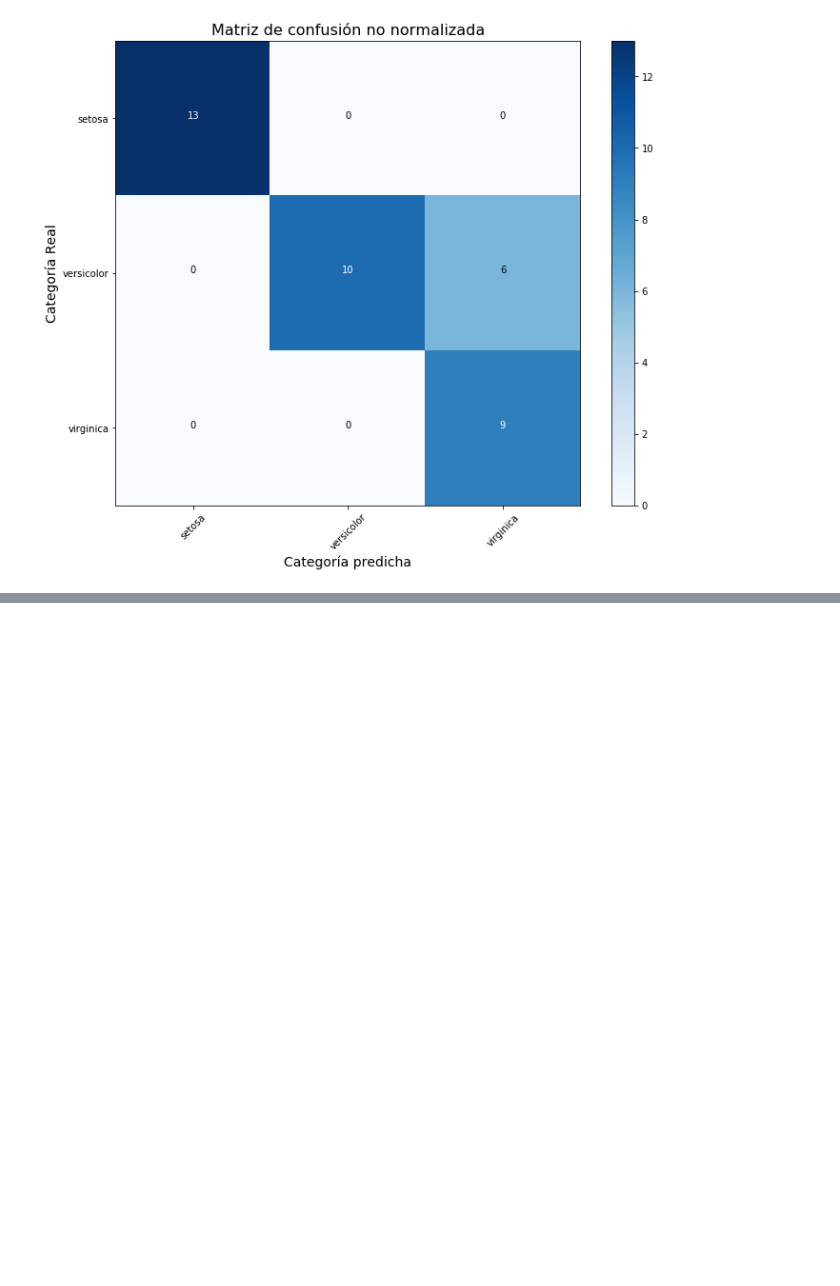
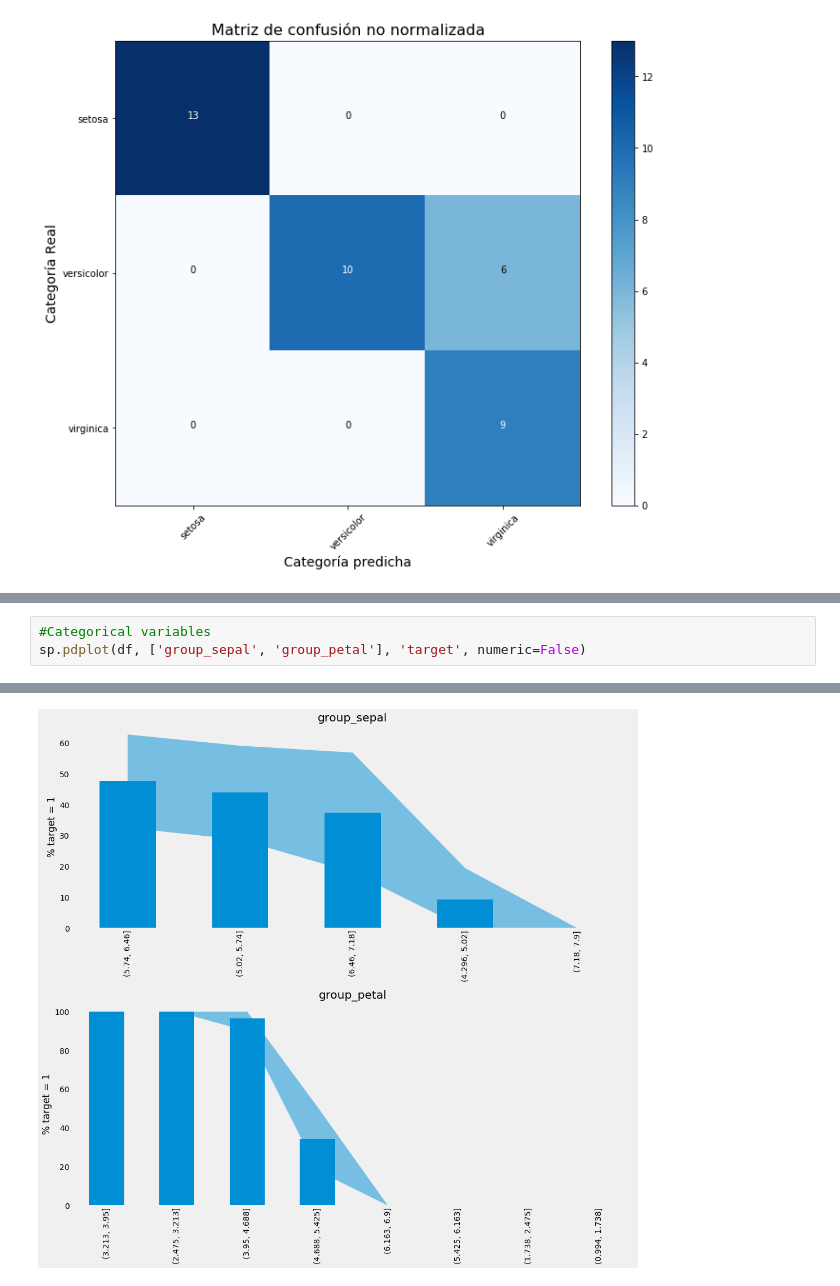
Before and after one commit to SpikeLab-CL/SpikePy, a Jupyter notebook: Notebooks/plots_helpers.ipynb, the cells around one changed output, grey strips where cells are left out. Drawn from its saved outputs; the diff is of its cells as text; blank space fills up the shorter version.

```diff
--- a/Notebooks/plots_helpers.ipynb
+++ b/Notebooks/plots_helpers.ipynb
@@ -42,0 +84,4 @@ sp.plot_confusion_matrix(cnf_matrix, classes=class_names,
+# %%
+#Categorical variables
+sp.pdplot(df, ['group_sepal', 'group_petal'], 'target', numeric=False)
+# %% [output]
@@ -42,0 +89 @@ sp.plot_confusion_matrix(cnf_matrix, classes=class_names,
+[figure, added]
```
Also changed, not shown: parts of 8 cells of this notebook, 1 other file.
